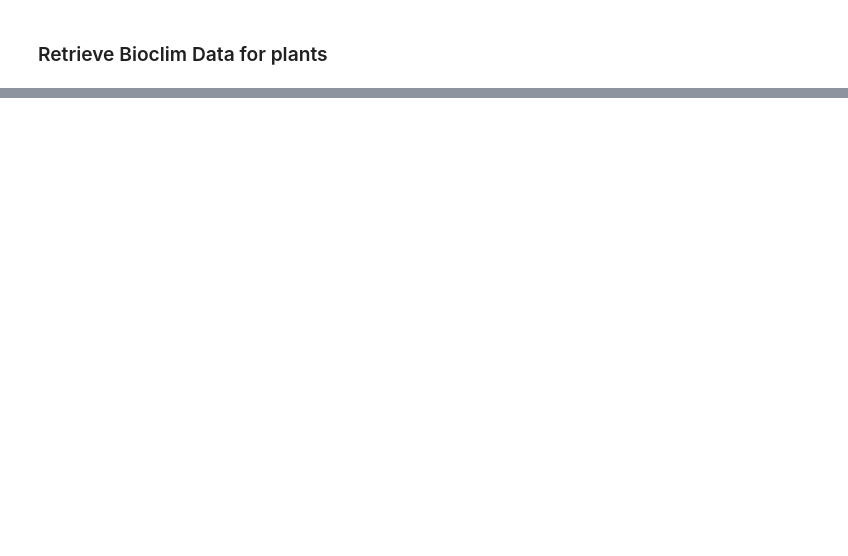
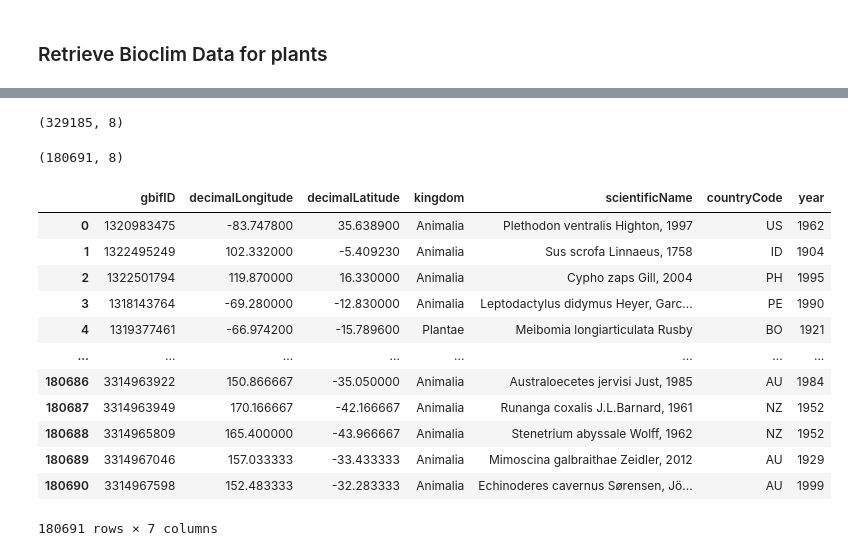
Before and after one commit to dadavie/planetary_garden, a Jupyter notebook: notebooks/Notebook_DavidSchildberger.ipynb, the cells around one changed output, grey strips where cells are left out. Drawn from its saved outputs; the diff is of its cells as text; code cells hidden in the pictures; blank space fills up the shorter version.

```diff
--- a/notebooks/Notebook_DavidSchildberger.ipynb
+++ b/notebooks/Notebook_DavidSchildberger.ipynb
@@ -1141,0 +1043,2 @@ def get_bioclim_from_plants_with_year(df):
+# %%
+dd = get_plant_features()
@@ -1141,0 +1054,35 @@ def get_bioclim_from_plants_with_year(df):
+# %%
+dd.shape
+# %% [output]
+(329185, 8)
+# %%
+dd = dd[dd['year']>1901]
+# %%
+dd.replace([np.inf, -np.inf], np.nan, inplace=True)
+# Drop rows with NaN
+dd.dropna(inplace=True)
+dd['year'] = dd['year'].astype('int')
+dd.reset_index(inplace=True, drop=True)
+# %%
+dd.shape
+# %% [output]
+(180691, 8)
+# %%
+dd['year'] = dd['year'].astype('int')
+# %%
+dd.drop(columns='Unnamed: 0', inplace=True)
+dd
+# %% [output]
+|  | gbifID | decimalLongitude | decimalLatitude | kingdom | scientificName | countryCode | year |
+| 0 | 1320983475 | -83.747800 | 35.638900 | Animalia | Plethodon ventralis Highton, 1997 | US | 1962 |
+| 1 | 1322495249 | 102.332000 | -5.409230 | Animalia | Sus scrofa Linnaeus, 1758 | ID | 1904 |
+| 2 | 1322501794 | 119.870000 | 16.330000 | Animalia | Cypho zaps Gill, 2004 | PH | 1995 |
+| 3 | 1318143764 | -69.280000 | -12.830000 | Animalia | Leptodactylus didymus Heyer, Garc... | PE | 1990 |
+| 4 | 1319377461 | -66.974200 | -15.789600 | Plantae | Meibomia longiarticulata Rusby | BO | 1921 |
+| ... | ... | ... | ... | ... | ... | ... | ... |
+| 180686 | 3314963922 | 150.866667 | -35.050000 | Animalia | Australoecetes jervisi Just, 1985 | AU | 1984 |
+| 180687 | 3314963949 | 170.166667 | -42.166667 | Animalia | Runanga coxalis J.L.Barnard, 1961 | NZ | 1952 |
+| 180688 | 3314965809 | 165.400000 | -43.966667 | Animalia | Stenetrium abyssale Wolff, 1962 | NZ | 1952 |
+| 180689 | 3314967046 | 157.033333 | -33.433333 | Animalia | Mimoscina galbraithae Zeidler, 2012 | AU | 1929 |
+| 180690 | 3314967598 | 152.483333 | -32.283333 | Animalia | Echinoderes cavernus Sørensen, Jö... | AU | 1999 |
+180691 rows × 7 columns
```
Also changed, not shown: parts of 20 cells of this notebook.
